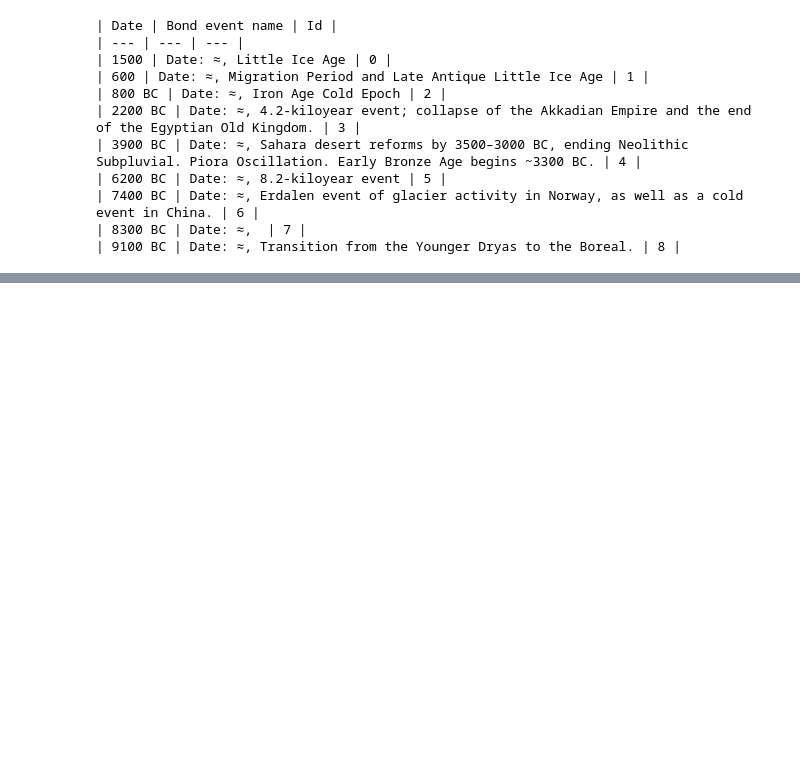
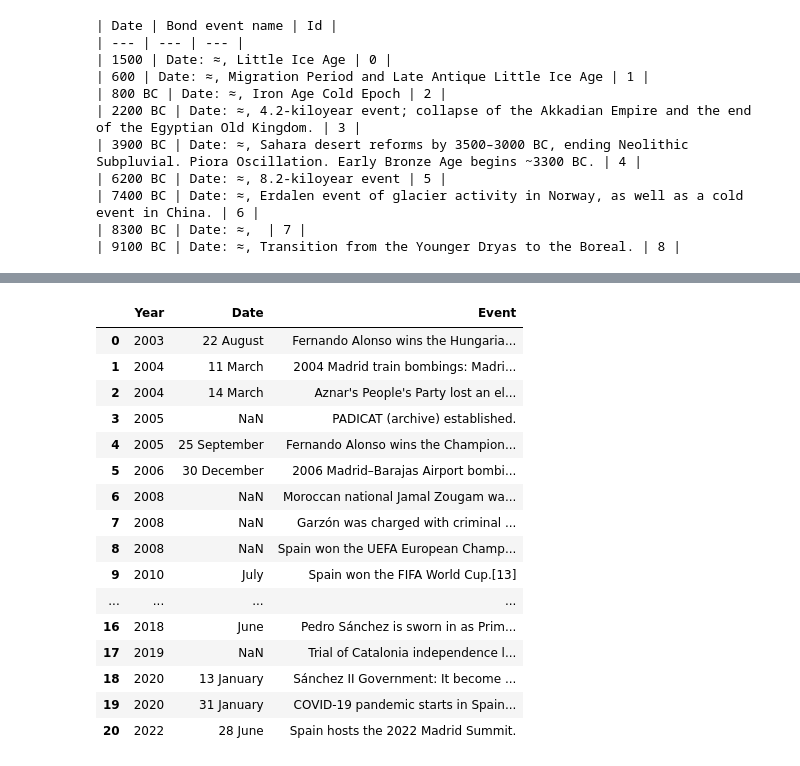
Before and after one commit to domschl/EbookTools, a Jupyter notebook: wiki_exporter_hist.ipynb, the cells around one changed output, grey strips where cells are left out. Saved outputs shown, nothing was run; the diff lists cells and outputs as text; code cells hidden in the pictures; blank space fills up the shorter version.

```diff
--- a/wiki_exporter_hist.ipynb
+++ b/wiki_exporter_hist.ipynb
@@ -383,0 +594,23 @@ for i, row in enumerate(tables[0].iterrows()):
+# %%
+url = "https://en.wikipedia.org/wiki/Timeline_of_Spanish_history"
+tables = pd.read_html(url)
+# %%
+tables[16]
+# %% [output]
+|  | Year | Date | Event |
+| 0 | 2003 | 22 August | Fernando Alonso wins the Hungaria... |
+| 1 | 2004 | 11 March | 2004 Madrid train bombings: Madri... |
+| 2 | 2004 | 14 March | Aznar's People's Party lost an el... |
+| 3 | 2005 | NaN | PADICAT (archive) established. |
+| 4 | 2005 | 25 September | Fernando Alonso wins the Champion... |
+| 5 | 2006 | 30 December | 2006 Madrid–Barajas Airport bombi... |
+| 6 | 2008 | NaN | Moroccan national Jamal Zougam wa... |
+| 7 | 2008 | NaN | Garzón was charged with criminal ... |
+| 8 | 2008 | NaN | Spain won the UEFA European Champ... |
+| 9 | 2010 | July | Spain won the FIFA World Cup.[13] |
+| ... | ... | ... | ... |
+| 16 | 2018 | June | Pedro Sánchez is sworn in as Prim... |
+| 17 | 2019 | NaN | Trial of Catalonia independence l... |
+| 18 | 2020 | 13 January | Sánchez II Government: It become ... |
+| 19 | 2020 | 31 January | COVID-19 pandemic starts in Spain... |
+| 20 | 2022 | 28 June | Spain hosts the 2022 Madrid Summit. |
```
Also changed, not shown: parts of 14 cells of this notebook, 2 other files.
